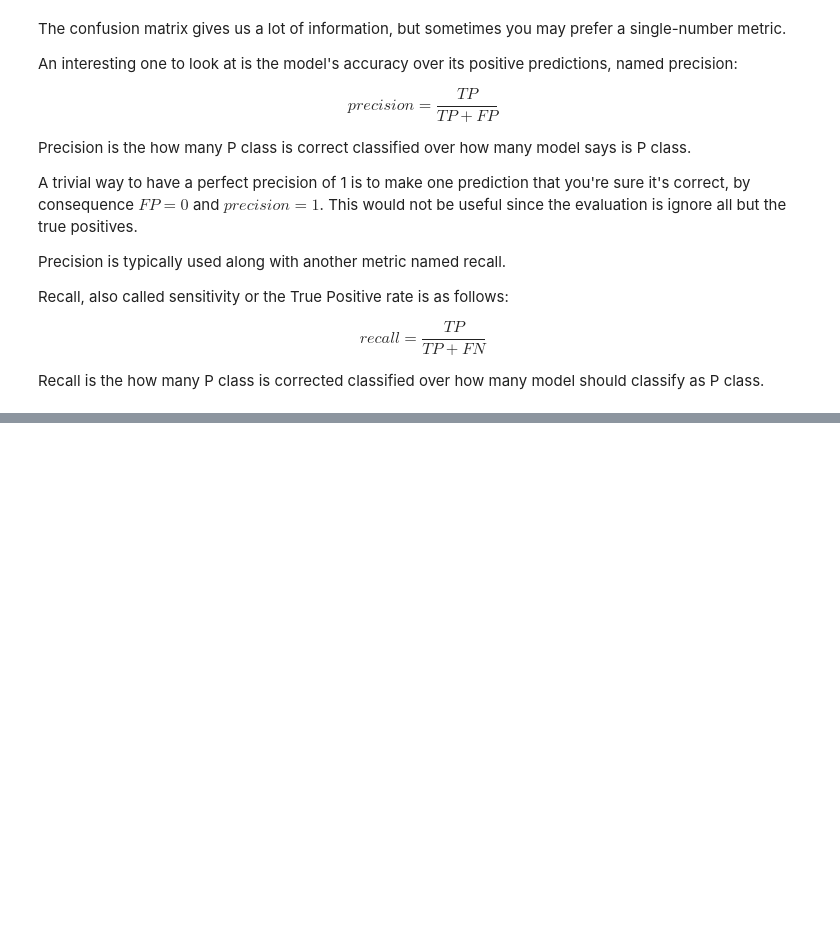
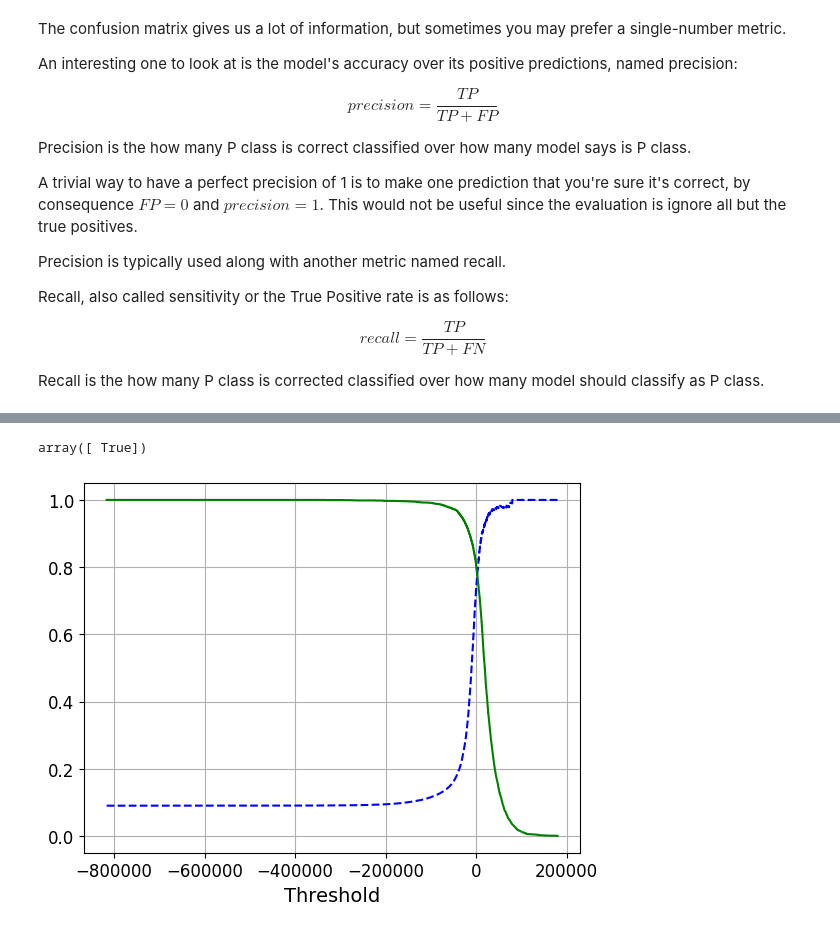
Before and after one commit to wesinalves/PTRC2023, a Jupyter notebook: classificacao.ipynb, the cells around one changed output, grey strips where cells are left out. Saved outputs shown, nothing was run; the diff lists cells and outputs as text; code cells hidden in the pictures; blank space fills up the shorter version.

```diff
--- a/classificacao.ipynb
+++ b/classificacao.ipynb
@@ -87,7 +88,7 @@ plt.show()
 # %% [output]
 [figure]
 # %%
-X_train, X_test, y_train, y_test = X[:60000], X[60000:], y[:60000], y[60000:]
+X_train, X_test, y_train, y_test = X[:30000], X[30000:], y[:30000], y[30000:]
 # %% [markdown]
 # Training a Binary Classifier
 Let's simplify the problem for now and try to identify one digit (number 5). This "5-detector" is an example of a binary classifier, it will predict, for any row, 5 or not-5.
@@ -230,0 +310,22 @@ Recall is the how many P class is corrected classified over how many model shoul
+# %%
+y_some_digit_pred = (y_scores > threshold)
+y_some_digit_pred
+# %% [output]
+array([ True])
+# %%
+y_scores = cross_val_predict(estimator=sgd_clf, X=X_train, y=y_train_5,
+                             cv=3, method='decision_function', n_jobs=-1)
+# %%
+from sklearn.metrics import precision_recall_curve
+precision, recall, thresholds = precision_recall_curve(y_true=y_train_5, probas_pred=y_scores)
+# %%
+def plot_precision_recall_vs_threshold(precisions, recalls, thresholds):
+    plt.plot(thresholds, precisions[:-1], "b--", label='Precision')
+    plt.plot(thresholds, recalls[:-1], "g-", label="Recall")
+    plt.xlabel("Threshold")
+    plt.grid()
+# %%
+plot_precision_recall_vs_threshold(precision, recall, thresholds)
+plt.show()
+# %% [output]
+[figure, added]
```
Also changed, not shown: parts of 89 cells of this notebook.
